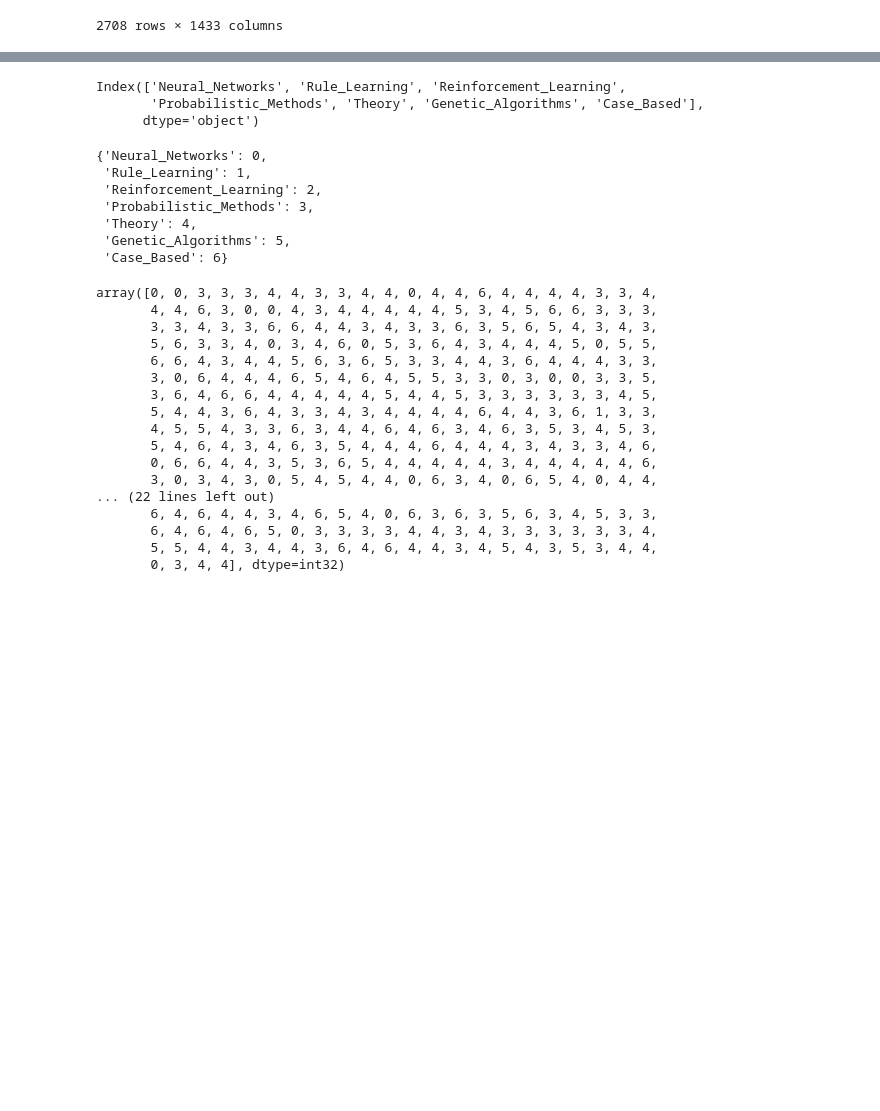
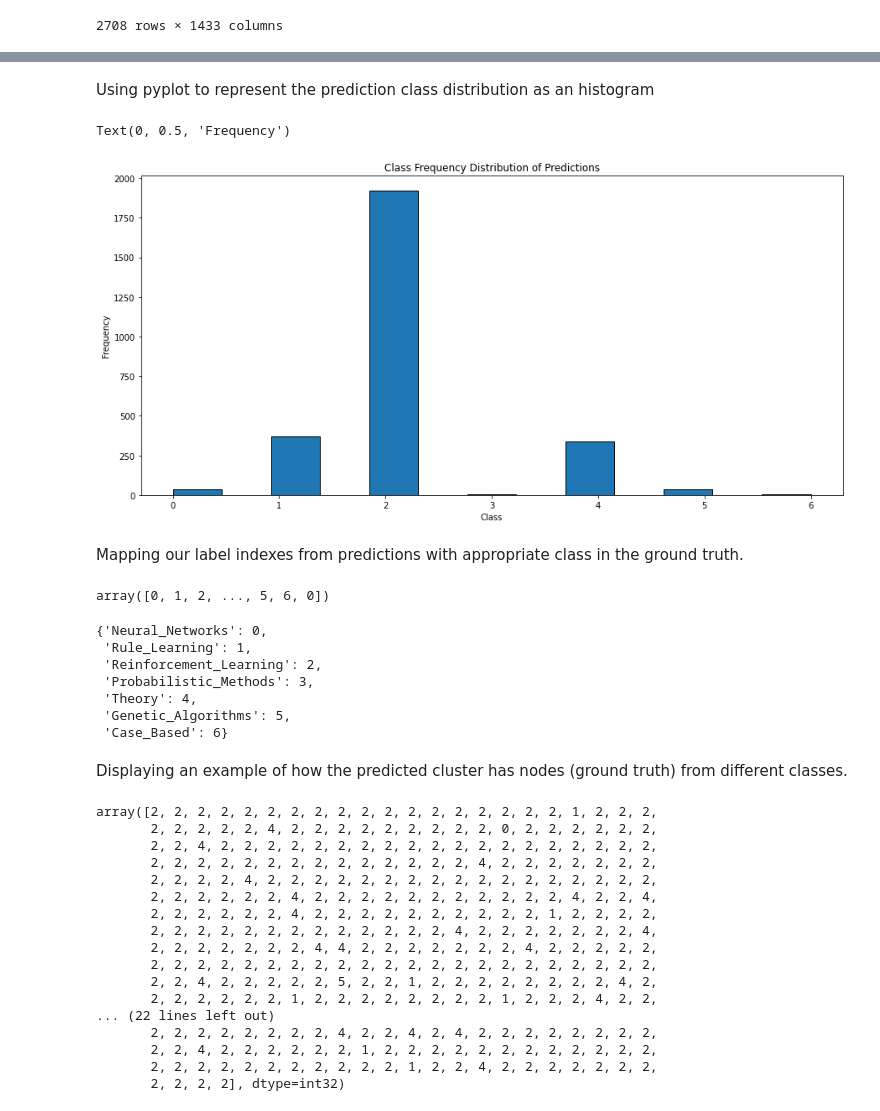
Before and after one commit to Koushikgoud/document_clustering, a Jupyter notebook: kmeans.ipynb, the cells around one changed output, grey strips where cells are left out. Saved outputs shown, nothing was run; the diff lists cells and outputs as text; code cells hidden in the pictures; blank space fills up the shorter version.

```diff
--- a/kmeans.ipynb
+++ b/kmeans.ipynb
@@ -100,0 +152,4 @@ cora_content_no_subject
+# %%
+scaler = StandardScaler()
+cora_content_no_subject = scaler.fit_transform(cora_content_no_subject)
+cora_content_no_subject
@@ -101,5 +174,5 @@ cora_content_no_subject
 # %%
 pca = PCA()
-# pca = PCA(n_components = 1433)
+pca = PCA(n_components = 1433)
 # %%
 pca.fit(cora_content_no_subject)
@@ -113,4 +208,5 @@ scores_pca.size
 # %%
-kmeans_pca = KMeans(n_clusters = 7, init = "random", random_state = 42, verbose =0)
+kmeans_pca = KMeans(n_clusters = 7, init = "k-means++", random_state = 220, verbose = 10)
 kmeans_pca.fit(scores_pca)
+kmeans_pca
 # %% [output]
@@ -145,10 +262,22 @@ kmeans_result = pd.DataFrame({"Predictions":kmeans_pca.labels_})
+# %% [markdown]
+Using pyplot to represent the prediction class distribution as an histogram
+# %%
+fig = plt.figure(figsize = (15,7))
+ax = fig.gca()
+plt.hist(kmeans_result['Predictions'], edgecolor='black', bins='auto')
+plt.title("Class Frequency Distribution of Predictions")
+plt.xlabel("Class")
+plt.ylabel("Frequency")
+# %% [output]
+Text(0, 0.5, 'Frequency')
+[figure, added]
+# %% [markdown]
+Mapping our label indexes from predictions with appropriate class in the ground truth.
 # %%
 y, y_idx = pd.factorize(cora_content_str_subject["subject"])
-y_idx
+y
 # %% [output]
-Index(['Neural_Networks', 'Rule_Learning', 'Reinforcement_Learning',
-       'Probabilistic_Methods', 'Theory', 'Genetic_Algorithms', 'Case_Based'],
-      dtype='object')
+array([0, 1, 2, ..., 5, 6, 0])
 # %%
 y_mapping = {y_idx[k]: k for k in range(7) }
 y_mapping
@@ -160,23 +289,25 @@ y_mapping
  'Theory': 4,
  'Genetic_Algorithms': 5,
  'Case_Based': 6}
+# %% [markdown]
+Displaying an example of how the predicted cluster has nodes (ground truth) from different classes.
 # %%
 kmeans_labels[y==0]
 # %% [output]
-array([0, 0, 3, 3, 3, 4, 4, 3, 3, 4, 4, 0, 4, 4, 6, 4, 4, 4, 4, 3, 3, 4,
-       4, 4, 6, 3, 0, 0, 4, 3, 4, 4, 4, 4, 4, 5, 3, 4, 5, 6, 6, 3, 3, 3,
-       3, 3, 4, 3, 3, 6, 6, 4, 4, 3, 4, 3, 3, 6, 3, 5, 6, 5, 4, 3, 4, 3,
-       5, 6, 3, 3, 4, 0, 3, 4, 6, 0, 5, 3, 6, 4, 3, 4, 4, 4, 5, 0, 5, 5,
-       6, 6, 4, 3, 4, 4, 5, 6, 3, 6, 5, 3, 3, 4, 4, 3, 6, 4, 4, 4, 3, 3,
-       3, 0, 6, 4, 4, 4, 6, 5, 4, 6, 4, 5, 5, 3, 3, 0, 3, 0, 0, 3, 3, 5,
-       3, 6, 4, 6, 6, 4, 4, 4, 4, 4, 5, 4, 4, 5, 3, 3, 3, 3, 3, 3, 4, 5,
-       5, 4, 4, 3, 6, 4, 3, 3, 4, 3, 4, 4, 4, 4, 6, 4, 4, 3, 6, 1, 3, 3,
-       4, 5, 5, 4, 3, 3, 6, 3, 4, 4, 6, 4, 6, 3, 4, 6, 3, 5, 3, 4, 5, 3,
-       5, 4, 6, 4, 3, 4, 6, 3, 5, 4, 4, 4, 6, 4, 4, 4, 3, 4, 3, 3, 4, 6,
-       0, 6, 6, 4, 4, 3, 5, 3, 6, 5, 4, 4, 4, 4, 4, 3, 4, 4, 4, 4, 4, 6,
-       3, 0, 3, 4, 3, 0, 5, 4, 5, 4, 4, 0, 6, 3, 4, 0, 6, 5, 4, 0, 4, 4,
+array([2, 2, 2, 2, 2, 2, 2, 2, 2, 2, 2, 2, 2, 2, 2, 2, 2, 2, 1, 2, 2, 2,
+       2, 2, 2, 2, 2, 4, 2, 2, 2, 2, 2, 2, 2, 2, 2, 0, 2, 2, 2, 2, 2, 2,
+       2, 2, 4, 2, 2, 2, 2, 2, 2, 2, 2, 2, 2, 2, 2, 2, 2, 2, 2, 2, 2, 2,
+       2, 2, 2, 2, 2, 2, 2, 2, 2, 2, 2, 2, 2, 2, 4, 2, 2, 2, 2, 2, 2, 2,
+       2, 2, 2, 2, 4, 2, 2, 2, 2, 2, 2, 2, 2, 2, 2, 2, 2, 2, 2, 2, 2, 2,
+       2, 2, 2, 2, 2, 2, 4, 2, 2, 2, 2, 2, 2, 2, 2, 2, 2, 2, 4, 2, 2, 4,
+       2, 2, 2, 2, 2, 2, 4, 2, 2, 2, 2, 2, 2, 2, 2, 2, 2, 1, 2, 2, 2, 2,
+       2, 2, 2, 2, 2, 2, 2, 2, 2, 2, 2, 2, 2, 4, 2, 2, 2, 2, 2, 2, 2, 4,
+       2, 2, 2, 2, 2, 2, 2, 4, 4, 2, 2, 2, 2, 2, 2, 2, 4, 2, 2, 2, 2, 2,
+       2, 2, 2, 2, 2, 2, 2, 2, 2, 2, 2, 2, 2, 2, 2, 2, 2, 2, 2, 2, 2, 2,
+       2, 2, 4, 2, 2, 2, 2, 2, 5, 2, 2, 1, 2, 2, 2, 2, 2, 2, 2, 2, 4, 2,
+       2, 2, 2, 2, 2, 2, 1, 2, 2, 2, 2, 2, 2, 2, 2, 1, 2, 2, 2, 4, 2, 2,
 ... (22 lines left out)
-       6, 4, 6, 4, 4, 3, 4, 6, 5, 4, 0, 6, 3, 6, 3, 5, 6, 3, 4, 5, 3, 3,
-       6, 4, 6, 4, 6, 5, 0, 3, 3, 3, 3, 4, 4, 3, 4, 3, 3, 3, 3, 3, 3, 4,
-       5, 5, 4, 4, 3, 4, 4, 3, 6, 4, 6, 4, 4, 3, 4, 5, 4, 3, 5, 3, 4, 4,
-       0, 3, 4, 4], dtype=int32)
+       2, 2, 2, 2, 2, 2, 2, 2, 4, 2, 2, 4, 2, 4, 2, 2, 2, 2, 2, 2, 2, 2,
+       2, 2, 4, 2, 2, 2, 2, 2, 2, 1, 2, 2, 2, 2, 2, 2, 2, 2, 2, 2, 2, 2,
+       2, 2, 2, 2, 2, 2, 2, 2, 2, 2, 2, 1, 2, 2, 4, 2, 2, 2, 2, 2, 2, 2,
+       2, 2, 2, 2], dtype=int32)
```
Also changed, not shown: parts of 57 cells of this notebook.
